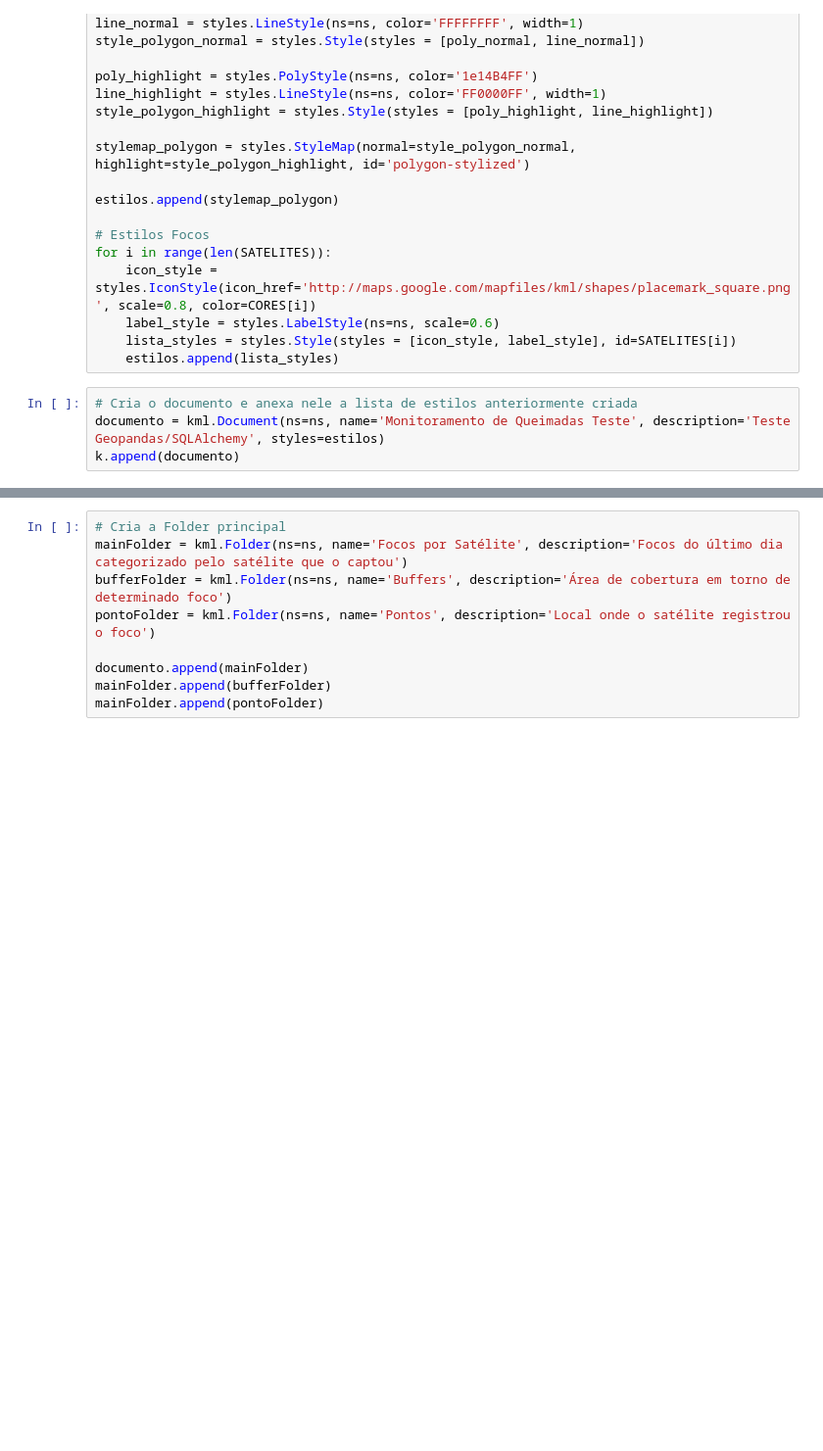
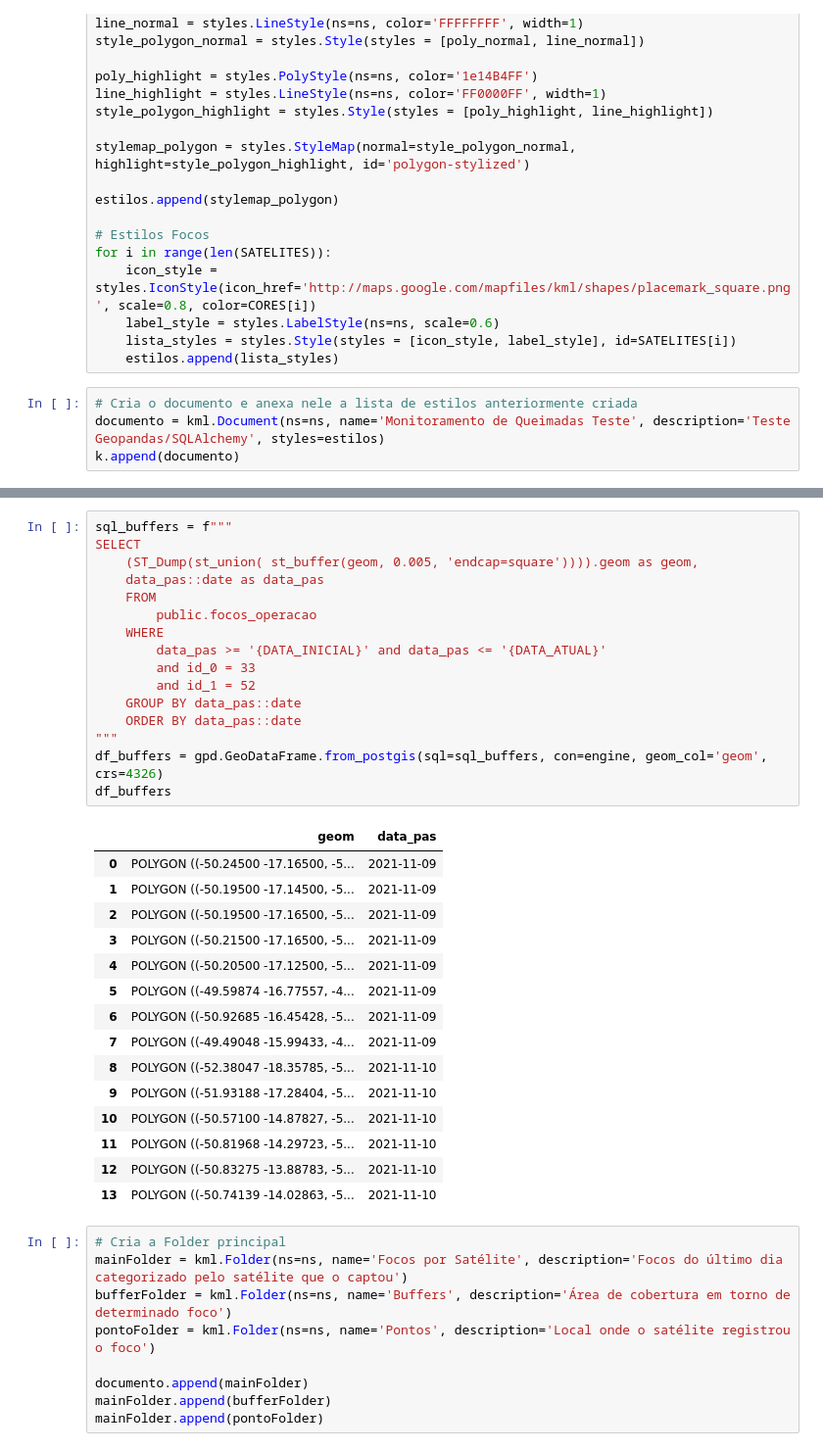
Before and after one commit to christopherfrige/Gerador-KML-Focos-Queimadas, a Jupyter notebook: geopandas-sqlalchemy-version/Gerador-KML-via-Geopandas-SQLAlchemy.ipynb, the cells around one changed output, grey strips where cells are left out. Shown at 98% size. Saved outputs shown, nothing was run; the diff lists cells and outputs as text; blank space fills up the shorter version.

```diff
--- a/geopandas-sqlalchemy-version/Gerador-KML-via-Geopandas-SQLAlchemy.ipynb
+++ b/geopandas-sqlalchemy-version/Gerador-KML-via-Geopandas-SQLAlchemy.ipynb
@@ -161,3 +144,35 @@ df
+# %%
+sql_buffers = f"""
+SELECT
+    (ST_Dump(st_union( st_buffer(geom, 0.005, 'endcap=square')))).geom as geom,
+    data_pas::date as data_pas
+    FROM
+        public.focos_operacao
+    WHERE
+        data_pas >= '{DATA_INICIAL}' and data_pas <= '{DATA_ATUAL}'
+        and id_0 = 33
+        and id_1 = 52
+	GROUP BY data_pas::date
+	ORDER BY data_pas::date
+"""
+df_buffers = gpd.GeoDataFrame.from_postgis(sql=sql_buffers, con=engine, geom_col='geom', crs=4326)
+df_buffers
+# %% [output]
+|  | geom | data_pas |
+| 0 | POLYGON ((-50.24500 -17.16500, -5... | 2021-11-09 |
+| 1 | POLYGON ((-50.19500 -17.14500, -5... | 2021-11-09 |
+| 2 | POLYGON ((-50.19500 -17.16500, -5... | 2021-11-09 |
+| 3 | POLYGON ((-50.21500 -17.16500, -5... | 2021-11-09 |
+| 4 | POLYGON ((-50.20500 -17.12500, -5... | 2021-11-09 |
+| 5 | POLYGON ((-49.59874 -16.77557, -4... | 2021-11-09 |
+| 6 | POLYGON ((-50.92685 -16.45428, -5... | 2021-11-09 |
+| 7 | POLYGON ((-49.49048 -15.99433, -4... | 2021-11-09 |
+| 8 | POLYGON ((-52.38047 -18.35785, -5... | 2021-11-10 |
+| 9 | POLYGON ((-51.93188 -17.28404, -5... | 2021-11-10 |
+| 10 | POLYGON ((-50.57100 -14.87827, -5... | 2021-11-10 |
+| 11 | POLYGON ((-50.81968 -14.29723, -5... | 2021-11-10 |
+| 12 | POLYGON ((-50.83275 -13.88783, -5... | 2021-11-10 |
+| 13 | POLYGON ((-50.74139 -14.02863, -5... | 2021-11-10 |
 # %%
 # Cria a Folder principal
 mainFolder = kml.Folder(ns=ns, name='Focos por Satélite', description='Focos do último dia categorizado pelo satélite que o captou')
```
Also changed, not shown: parts of 5 cells of this notebook, 1 other file.
